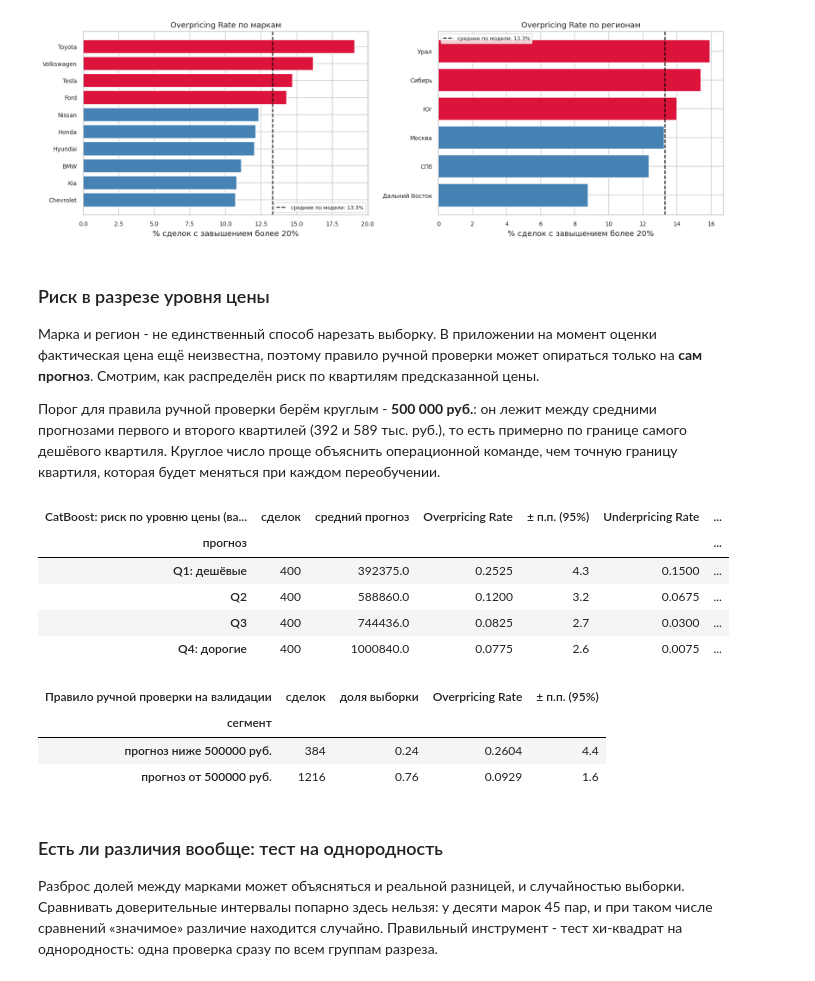
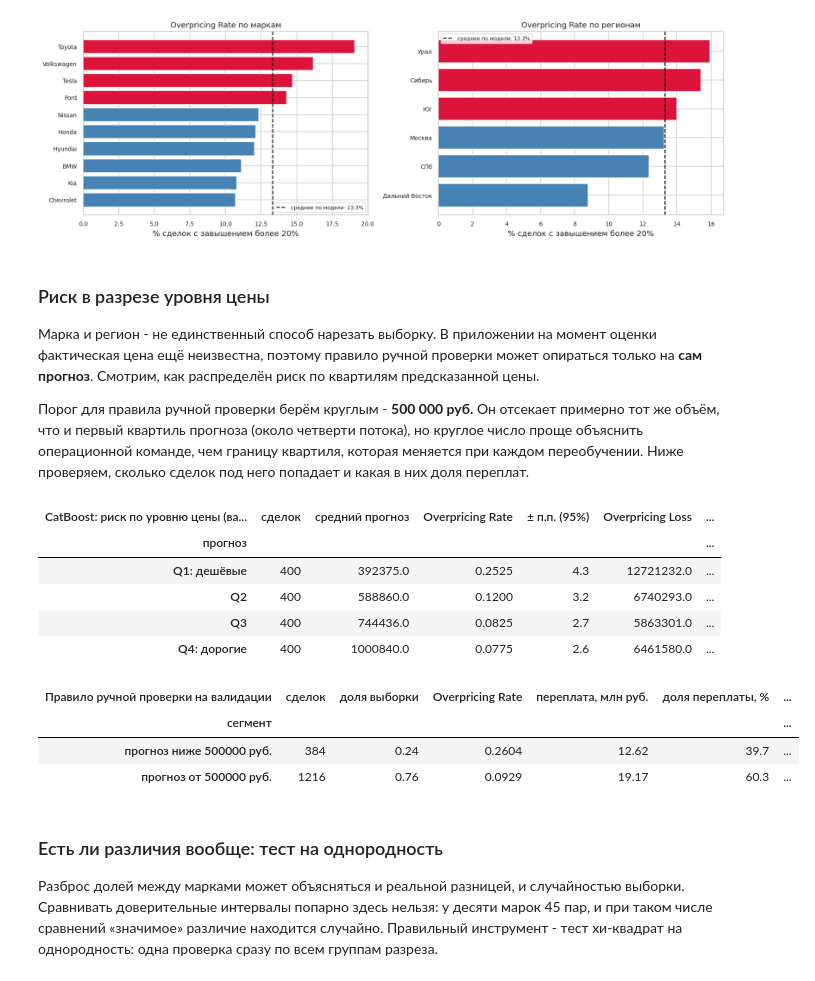
Before and after one commit to sergeyshmagin/MLDS, a Jupyter notebook: 51c3ffbf-518e-4434-b5db-bf800092ea64.ipynb, the cells around one changed output. Cells and saved outputs as stored; diff of their text form; code cells hidden in the pictures.

```diff
--- a/51c3ffbf-518e-4434-b5db-bf800092ea64.ipynb
+++ b/51c3ffbf-518e-4434-b5db-bf800092ea64.ipynb
@@ -1633,8 +1682,13 @@ def to_numeric_display(sample):
 
 
 def collapse_to_source_features(values, columns):
-    """Возврат от one-hot колонок к исходным признакам: сумма средних модулей вкладов."""
-    importance = pd.Series(np.abs(values).mean(axis=0), index=columns)
+    """Возврат от one-hot колонок к исходным признакам.
+
+    Вклады дамми одного признака сначала складываются внутри каждой строки, и только потом
+    берётся средний модуль. Складывать средние модули по колонкам нельзя: у объекта активна
+    одна категория, а остальные дают вклады со своими знаками, которые при сложении модулей
+    не гасятся - слабые категориальные признаки завышаются в полтора-два раза.
+    """
     mapping = {}
     for column in columns:
         if column in FEATURES:
@@ -1642,7 +1696,8 @@ def collapse_to_source_features(values, columns):
             mapping[column] = column
         else:
             mapping[column] = next(c for c in CAT_FEATURES if column.startswith(c + '_'))
-    return importance.groupby(mapping).sum()
+    per_object = pd.DataFrame(values, columns=list(columns)).groupby(mapping, axis=1).sum()
+    return per_object.abs().mean()
 
 
 shap_data = {library: shap_values_for(library, tuned_models[library]) for library in LIBRARIES}
@@ -1788,10 +1847,12 @@ SHAP рассчитан для всех трех оптимизированны
 # %% [markdown]
 ## 5.2. Сравнение моделей по бизнес-рискам
 # %%
-risk_table = comparison[['MAE', 'RMSE', 'R2', 'Overpricing Rate',
+risk_table = comparison[['MAE', 'MAPE, %', 'R2', 'Overpricing Rate', 'Overpricing Loss',
                          'Underpricing Rate', 'Underpricing Loss']].copy()
 risk_table['Overpricing, сделок'] = (risk_table['Overpricing Rate'] * len(y_val)).round(0)
 risk_table['Underpricing, сделок'] = (risk_table['Underpricing Rate'] * len(y_val)).round(0)
+risk_table['средняя переплата, руб.'] = (
+    risk_table['Overpricing Loss'] / risk_table['Overpricing, сделок']).round(0)
 risk_table['средняя потеря на занижении, руб.'] = (
     risk_table['Underpricing Loss'] / risk_table['Underpricing, сделок']).round(0)
 risk_table = risk_table.sort_values('Overpricing Rate')
@@ -1945,7 +2009,7 @@ plt.show()
 фактическая цена ещё неизвестна, поэтому правило ручной проверки может опираться только на
 **сам прогноз**. Смотрим, как распределён риск по квартилям предсказанной цены.
 
-Порог для правила ручной проверки берём круглым - **500 000 руб.**: он лежит между средними прогнозами первого и второго квартилей (392 и 589 тыс. руб.), то есть примерно по границе самого дешёвого квартиля. Круглое число проще объяснить операционной команде, чем точную границу квартиля, которая будет меняться при каждом переобучении.
+Порог для правила ручной проверки берём круглым - **500 000 руб.** Он отсекает примерно тот же объём, что и первый квартиль прогноза (около четверти потока), но круглое число проще объяснить операционной команде, чем границу квартиля, которая меняется при каждом переобучении. Ниже проверяем, сколько сделок под него попадает и какая в них доля переплат.
 # %%
 def price_level_report(y_true, y_pred, name):
     """Бизнес-метрики по квартилям предсказанной цены.
@@ -1960,6 +2024,7 @@ def price_level_report(y_true, y_pred, name):
         'прогноз': y_pred,
         'over': error_ratio > RISK_LIMIT,
         'under': error_ratio < -RISK_LIMIT,
+        'переплата': np.where(error_ratio > RISK_LIMIT, y_pred - y_true, 0.0),
         'недоплата': np.where(error_ratio < -RISK_LIMIT, y_true - y_pred, 0.0),
     })
     quartile = pd.qcut(data['прогноз'], 4,
@@ -1968,50 +2033,73 @@ def price_level_report(y_true, y_pred, name):
         deals=('over', 'size'),
         mean_pred=('прогноз', 'mean'),
         over_rate=('over', 'mean'),
-        under_rate=('under', 'mean'),
+        over_loss=('переплата', 'sum'),
+        under_cases=('under', 'sum'),
         under_loss=('недоплата', 'sum'),
     )
-    report.columns = ['сделок', 'средний прогноз', 'Overpricing Rate',
-                      'Underpricing Rate', 'Underpricing Loss']
+    report.columns = ['сделок', 'средний прогноз', 'Overpricing Rate', 'Overpricing Loss',
+                      'случаев занижения', 'Underpricing Loss']
+    report['доля переплаты, %'] = (report['Overpricing Loss']
+                                   / report['Overpricing Loss'].sum() * 100).round(1)
     report['Underpricing Loss на сделку'] = report['Underpricing Loss'] / report['сделок']
     report.insert(3, '± п.п. (95%)', confidence_margin(report['Overpricing Rate'],
                                                        report['сделок']))
     report = report.round({'средний прогноз': 0, 'Overpricing Rate': 4,
-                           'Underpricing Rate': 4, 'Underpricing Loss': 0,
+                           'Overpricing Loss': 0, 'Underpricing Loss': 0,
                            'Underpricing Loss на сделку': 0})
     report.columns.name = f'{BEST_LIBRARY}: риск по уровню цены ({name})'
     return report
 
 
 display(price_level_report(y_val, best_val_pred, 'валидация'))
 
 # правило ручной проверки: порог по прогнозу, ниже которого риск переплаты резко растёт
 MANUAL_REVIEW_THRESHOLD = 500000
 val_ratio = (best_val_pred - y_val.values) / y_val.values
 cheap_val = best_val_pred < MANUAL_REVIEW_THRESHOLD
+
+
+def segment_overpricing(mask, predictions, actual, ratio):
+    """Сколько рублей переплаты приходится на сегмент: доля сделок и деньги - разные вещи."""
+    over = mask & (ratio > RISK_LIMIT)
+    return (predictions[over] - actual[over]).sum()
+
+
+val_over_total = segment_overpricing(np.ones(len(y_val), dtype=bool), best_val_pred,
+                                     y_val.values, val_ratio)
 threshold_report = pd.DataFrame([
     {'сегмент': f'прогноз ниже {MANUAL_REVIEW_THRESHOLD} руб.',
      'сделок': int(cheap_val.sum()), 'доля выборки': round(cheap_val.mean(), 4),
-     'Overpricing Rate': round((val_ratio[cheap_val] > RISK_LIMIT).mean(), 4)},
+     'Overpricing Rate': round((val_ratio[cheap_val] > RISK_LIMIT).mean(), 4),
+     'переплата, млн руб.': round(
+         segment_overpricing(cheap_val, best_val_pred, y_val.values, val_ratio) / 1e6, 2),
+     'доля переплаты, %': round(
+         segment_overpricing(cheap_val, best_val_pred, y_val.values, val_ratio)
+         / val_over_total * 100, 1)},
     {'сегмент': f'прогноз от {MANUAL_REVIEW_THRESHOLD} руб.',
      'сделок': int((~cheap_val).sum()), 'доля выборки': round((~cheap_val).mean(), 4),
-     'Overpricing Rate': round((val_ratio[~cheap_val] > RISK_LIMIT).mean(), 4)},
+     'Overpricing Rate': round((val_ratio[~cheap_val] > RISK_LIMIT).mean(), 4),
+     'переплата, млн руб.': round(
+         segment_overpricing(~cheap_val, best_val_pred, y_val.values, val_ratio) / 1e6, 2),
+     'доля переплаты, %': round(
+         segment_overpricing(~cheap_val, best_val_pred, y_val.values, val_ratio)
+         / val_over_total * 100, 1)},
 ]).set_index('сегмент')
 threshold_report['± п.п. (95%)'] = confidence_margin(threshold_report['Overpricing Rate'],
                                                      threshold_report['сделок'])
 threshold_report.columns.name = 'Правило ручной проверки на валидации'
 display(threshold_report)
 # %% [output]
-| CatBoost: риск по уровню цены (ва... | сделок | средний прогноз | Overpricing Rate | ± п.п. (95%) | Underpricing Rate | ... |
+| CatBoost: риск по уровню цены (ва... | сделок | средний прогноз | Overpricing Rate | ± п.п. (95%) | Overpricing Loss | ... |
 | прогноз |  |  |  |  |  | ... |
-| Q1: дешёвые | 400 | 392375.0 | 0.2525 | 4.3 | 0.1500 | ... |
-| Q2 | 400 | 588860.0 | 0.1200 | 3.2 | 0.0675 | ... |
-| Q3 | 400 | 744436.0 | 0.0825 | 2.7 | 0.0300 | ... |
-| Q4: дорогие | 400 | 1000840.0 | 0.0775 | 2.6 | 0.0075 | ... |
+| Q1: дешёвые | 400 | 392375.0 | 0.2525 | 4.3 | 12721232.0 | ... |
+| Q2 | 400 | 588860.0 | 0.1200 | 3.2 | 6740293.0 | ... |
+| Q3 | 400 | 744436.0 | 0.0825 | 2.7 | 5863301.0 | ... |
+| Q4: дорогие | 400 | 1000840.0 | 0.0775 | 2.6 | 6461580.0 | ... |
-| Правило ручной проверки на валидации | сделок | доля выборки | Overpricing Rate | ± п.п. (95%) |
-| сегмент |  |  |  |  |
-| прогноз ниже 500000 руб. | 384 | 0.24 | 0.2604 | 4.4 |
-| прогноз от 500000 руб. | 1216 | 0.76 | 0.0929 | 1.6 |
+| Правило ручной проверки на валидации | сделок | доля выборки | Overpricing Rate | переплата, млн руб. | доля переплаты, % | ... |
+| сегмент |  |  |  |  |  | ... |
+| прогноз ниже 500000 руб. | 384 | 0.24 | 0.2604 | 12.62 | 39.7 | ... |
+| прогноз от 500000 руб. | 1216 | 0.76 | 0.0929 | 19.17 | 60.3 | ... |
 # %% [markdown]
 ### Есть ли различия вообще: тест на однородность
 
```
Also changed, not shown: parts of 31 cells of this notebook, 4 other files.
